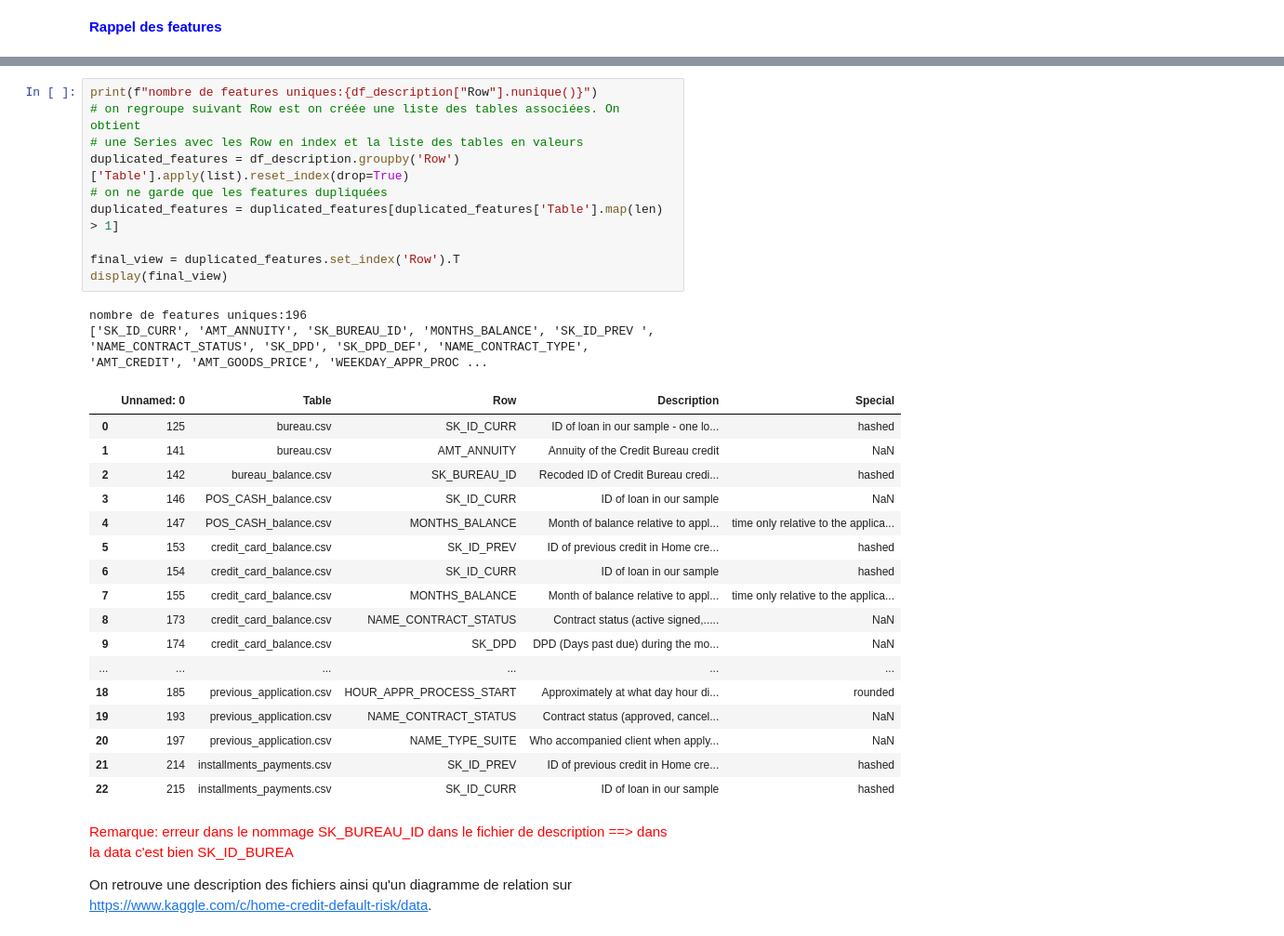
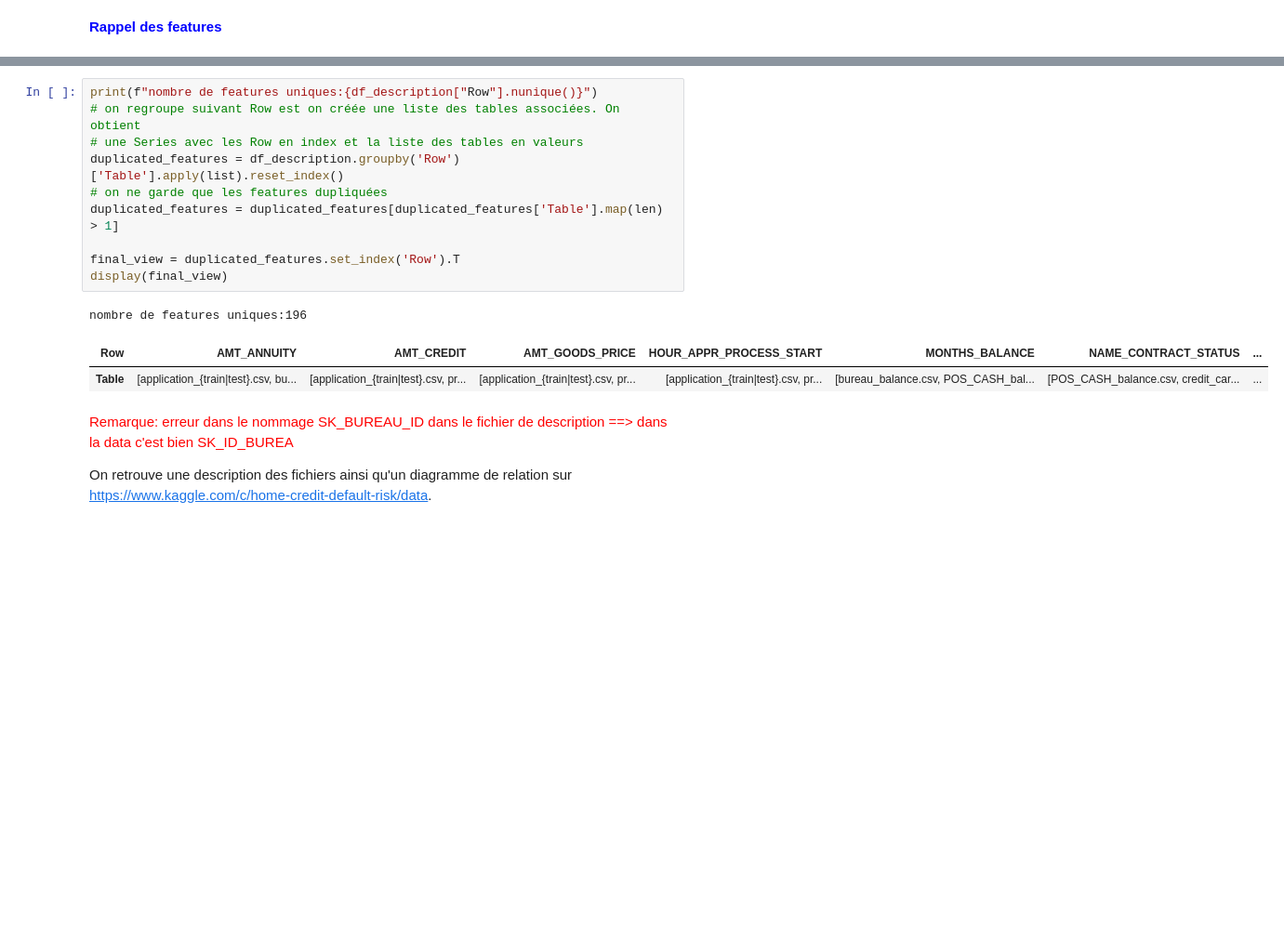
Before and after one commit to S-S-Zheng/Openclassrooms_P6, a Jupyter notebook: notebooks/P6_part2.ipynb, the cells around one changed output, grey strips where cells are left out. Shown at 93% size. Saved outputs shown, nothing was run; the diff lists cells and outputs as text; blank space fills up the shorter version.

```diff
--- a/notebooks/P6_part2.ipynb
+++ b/notebooks/P6_part2.ipynb
@@ -81,33 +72,17 @@ df_description[["Row","Description"]].T
 # %%
 print(f"nombre de features uniques:{df_description["Row"].nunique()}")
 # on regroupe suivant Row est on créée une liste des tables associées. On obtient
 # une Series avec les Row en index et la liste des tables en valeurs
-duplicated_features = df_description.groupby('Row')['Table'].apply(list).reset_index(drop=True)
+duplicated_features = df_description.groupby('Row')['Table'].apply(list).reset_index()
 # on ne garde que les features dupliquées
 duplicated_features = duplicated_features[duplicated_features['Table'].map(len) > 1]
 
 final_view = duplicated_features.set_index('Row').T
 display(final_view)
 # %% [output]
 nombre de features uniques:196
-['SK_ID_CURR', 'AMT_ANNUITY', 'SK_BUREAU_ID', 'MONTHS_BALANCE', 'SK_ID_PREV ', 'NAME_CONTRACT_STATUS', 'SK_DPD', 'SK_DPD_DEF', 'NAME_CONTRACT_TYPE', 'AMT_CREDIT', 'AMT_GOODS_PRICE', 'WEEKDAY_APPR_PROC ...
-|  | Unnamed: 0 | Table | Row | Description | Special |
-| 0 | 125 | bureau.csv | SK_ID_CURR | ID of loan in our sample - one lo... | hashed |
-| 1 | 141 | bureau.csv | AMT_ANNUITY | Annuity of the Credit Bureau credit | NaN |
-| 2 | 142 | bureau_balance.csv | SK_BUREAU_ID | Recoded ID of Credit Bureau credi... | hashed |
-| 3 | 146 | POS_CASH_balance.csv | SK_ID_CURR | ID of loan in our sample | NaN |
-| 4 | 147 | POS_CASH_balance.csv | MONTHS_BALANCE | Month of balance relative to appl... | time only relative to the applica... |
-| 5 | 153 | credit_card_balance.csv | SK_ID_PREV | ID of previous credit in Home cre... | hashed |
-| 6 | 154 | credit_card_balance.csv | SK_ID_CURR | ID of loan in our sample | hashed |
-| 7 | 155 | credit_card_balance.csv | MONTHS_BALANCE | Month of balance relative to appl... | time only relative to the applica... |
-| 8 | 173 | credit_card_balance.csv | NAME_CONTRACT_STATUS | Contract status (active signed,..... | NaN |
-| 9 | 174 | credit_card_balance.csv | SK_DPD | DPD (Days past due) during the mo... | NaN |
-| ... | ... | ... | ... | ... | ... |
-| 18 | 185 | previous_application.csv | HOUR_APPR_PROCESS_START | Approximately at what day hour di... | rounded |
-| 19 | 193 | previous_application.csv | NAME_CONTRACT_STATUS | Contract status (approved, cancel... | NaN |
-| 20 | 197 | previous_application.csv | NAME_TYPE_SUITE | Who accompanied client when apply... | NaN |
-| 21 | 214 | installments_payments.csv | SK_ID_PREV | ID of previous credit in Home cre... | hashed |
-| 22 | 215 | installments_payments.csv | SK_ID_CURR | ID of loan in our sample | hashed |
+| Row | AMT_ANNUITY | AMT_CREDIT | AMT_GOODS_PRICE | HOUR_APPR_PROCESS_START | MONTHS_BALANCE | NAME_CONTRACT_STATUS | ... |
+| Table | [application_{train|test}.csv, bu... | [application_{train|test}.csv, pr... | [application_{train|test}.csv, pr... | [application_{train|test}.csv, pr... | [bureau_balance.csv, POS_CASH_bal... | [POS_CASH_balance.csv, credit_car... | ... |
 # %% [markdown]
 <span style="color:red">Remarque: erreur dans le nommage SK_BUREAU_ID dans le fichier de description ==> dans la data c'est bien SK_ID_BUREA</span>
 
```
Also changed, not shown: parts of 20 cells of this notebook, 2 other files.
